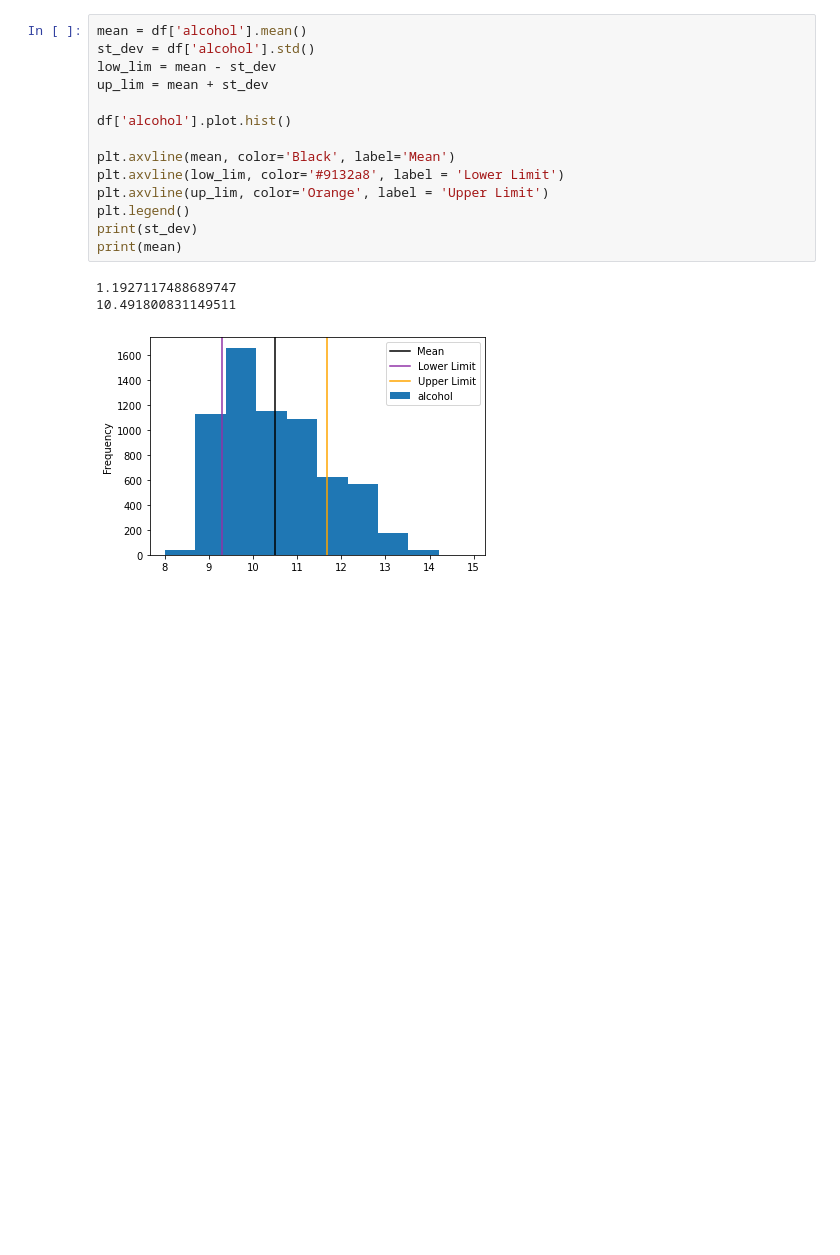
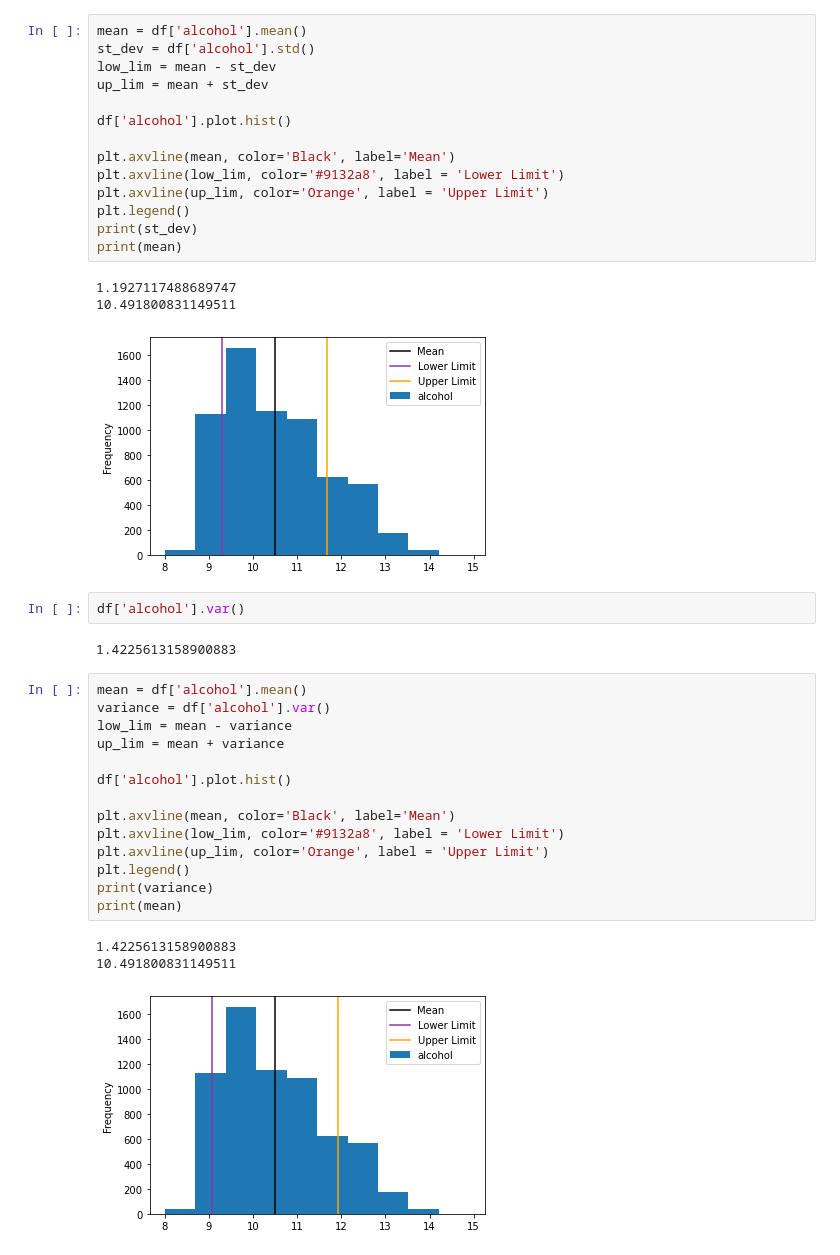
Before and after one commit to espSiyam/Data-Science--Analytics---AI-for-Business---the-Real-World-, a Jupyter notebook: 5.Statistics(Visualization)/3.Analizing Frequency distribution.ipynb, the cells around one changed output. Drawn from its saved outputs; the diff is of its cells as text; blank space fills up the shorter version.

```diff
--- a/5.Statistics(Visualization)/3.Analizing Frequency distribution.ipynb
+++ b/5.Statistics(Visualization)/3.Analizing Frequency distribution.ipynb
@@ -285,3 +285,25 @@ print(mean)
 1.1927117488689747
 10.491800831149511
 [figure]
+# %%
+df['alcohol'].var()
+# %% [output]
+1.4225613158900883
+# %%
+mean = df['alcohol'].mean()
+variance = df['alcohol'].var()
+low_lim = mean - variance
+up_lim = mean + variance
+
+df['alcohol'].plot.hist()
+
+plt.axvline(mean, color='Black', label='Mean')
+plt.axvline(low_lim, color='#9132a8', label = 'Lower Limit')
+plt.axvline(up_lim, color='Orange', label = 'Upper Limit')
+plt.legend()
+print(variance)
+print(mean)
+# %% [output]
+1.4225613158900883
+10.491800831149511
+[figure, added]
```
Also changed, not shown: parts of 2 cells of this notebook.
